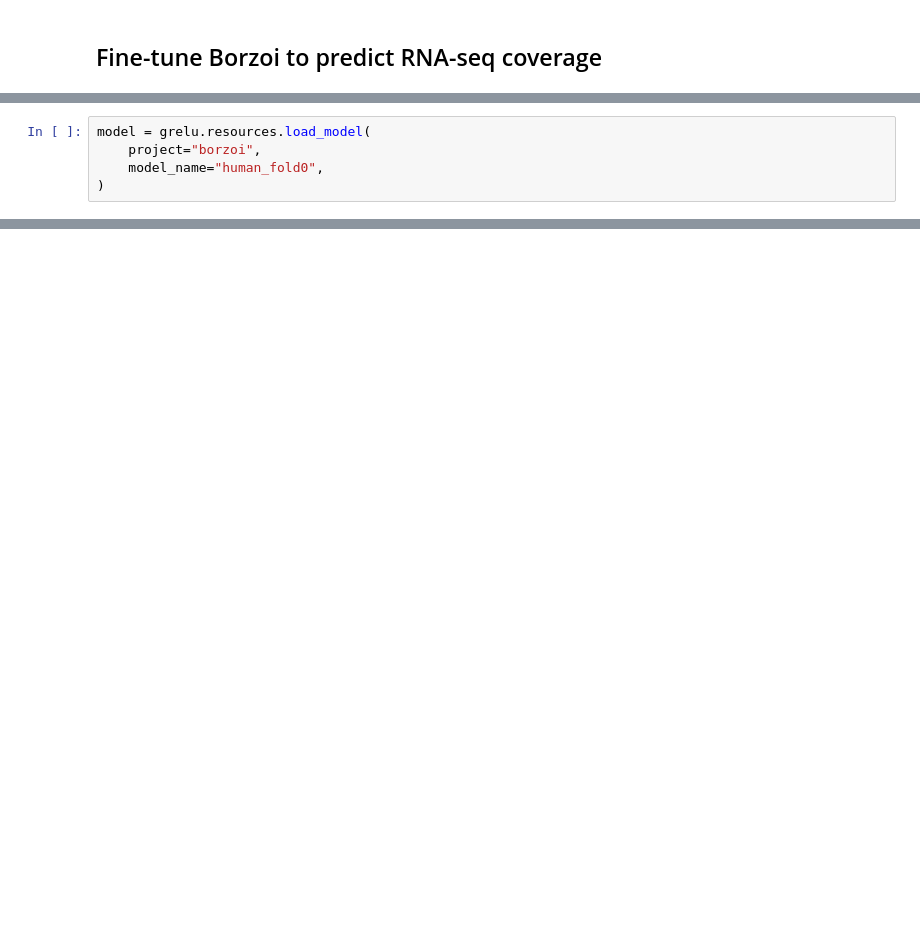
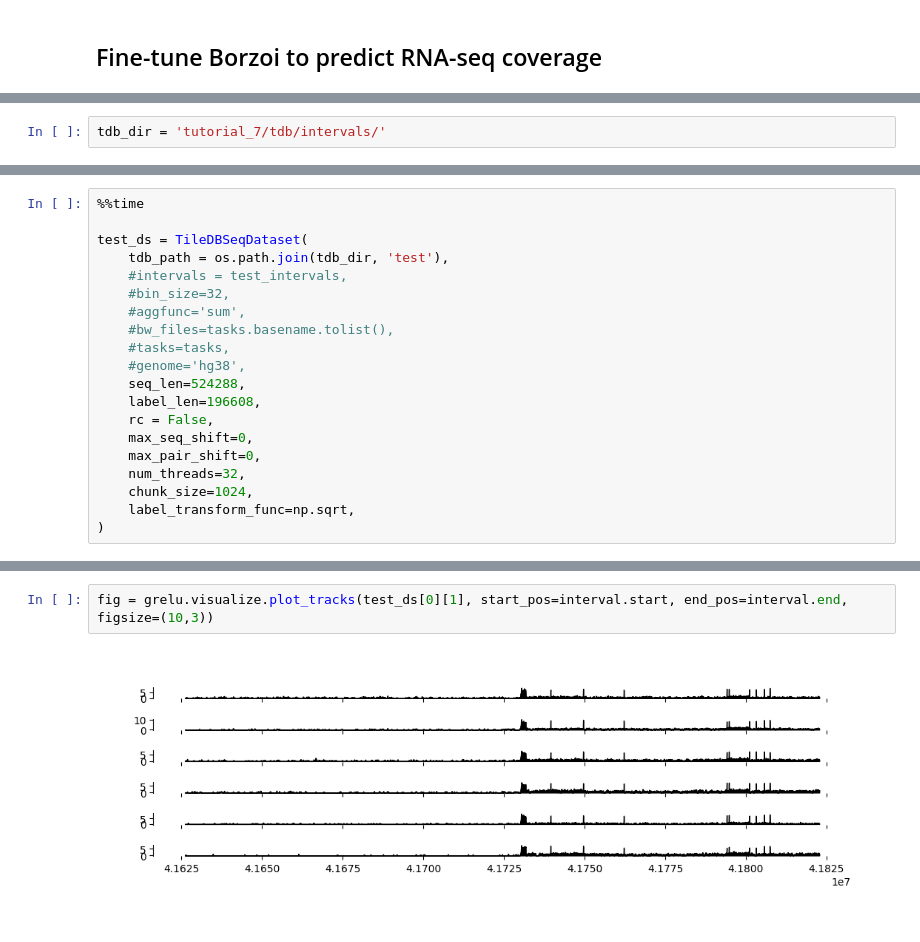
Before and after one commit to Genentech/gReLU, a Jupyter notebook: docs/tutorials/7_tracks.ipynb, the cells around one changed output, grey strips where cells are left out. Cells and saved outputs as stored; diff of their text form; blank space fills up the shorter version.

```diff
--- a/docs/tutorials/7_tracks.ipynb
+++ b/docs/tutorials/7_tracks.ipynb
@@ -247,5 +2,0 @@ multiprocessing.set_start_method('spawn', force=True)
-# %%
-model = grelu.resources.load_model(
-    project="borzoi",
-    model_name="human_fold0",
-)
@@ -276,0 +75,2 @@ test_ds = grelu.data.dataset.TileDBSeqDataset(
+# %%
+tdb_dir = 'tutorial_7/tdb/intervals/'
@@ -276,0 +144,20 @@ test_ds = grelu.data.dataset.TileDBSeqDataset(
+# %%
+%%time
+
+test_ds = TileDBSeqDataset(
+    tdb_path = os.path.join(tdb_dir, 'test'),
+    #intervals = test_intervals,
+    #bin_size=32,
+    #aggfunc='sum',
+    #bw_files=tasks.basename.tolist(),
+    #tasks=tasks,
+    #genome='hg38',
+    seq_len=524288,
+    label_len=196608,
+    rc = False,
+    max_seq_shift=0,
+    max_pair_shift=0,
+    num_threads=32,
+    chunk_size=1024,
+    label_transform_func=np.sqrt,
+)
@@ -276,0 +233,4 @@ test_ds = grelu.data.dataset.TileDBSeqDataset(
+# %%
+fig = grelu.visualize.plot_tracks(test_ds[0][1], start_pos=interval.start, end_pos=interval.end, figsize=(10,3))
+# %% [output]
+[figure, added]
```
Also changed, not shown: parts of 50 cells of this notebook, 30 other files.
